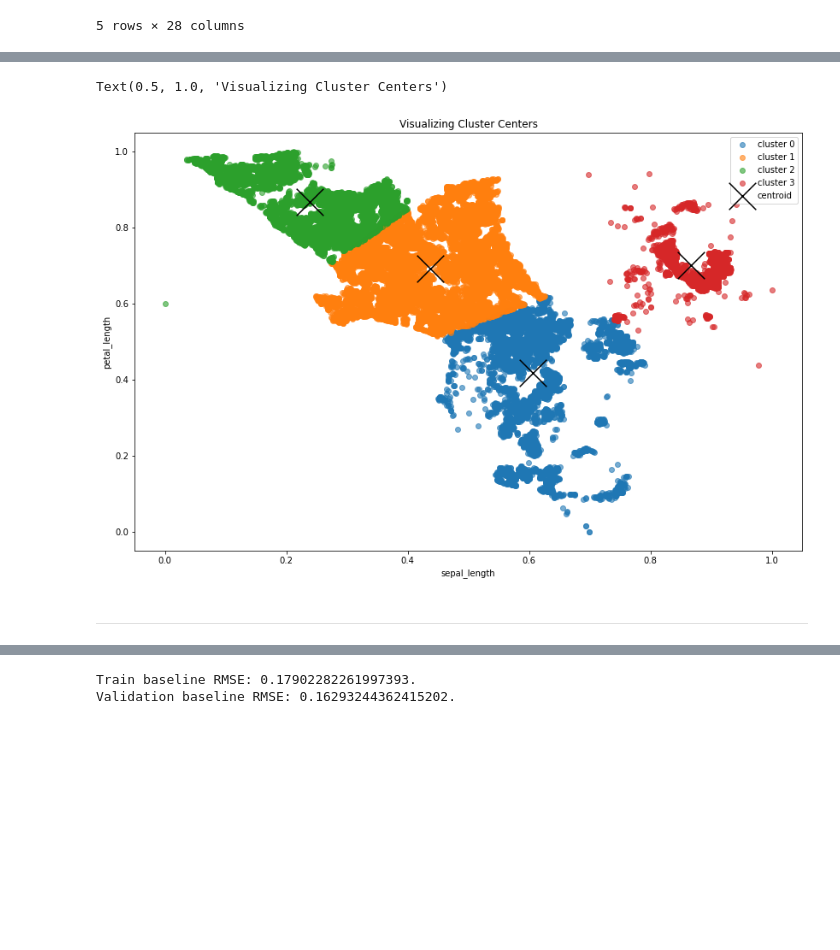
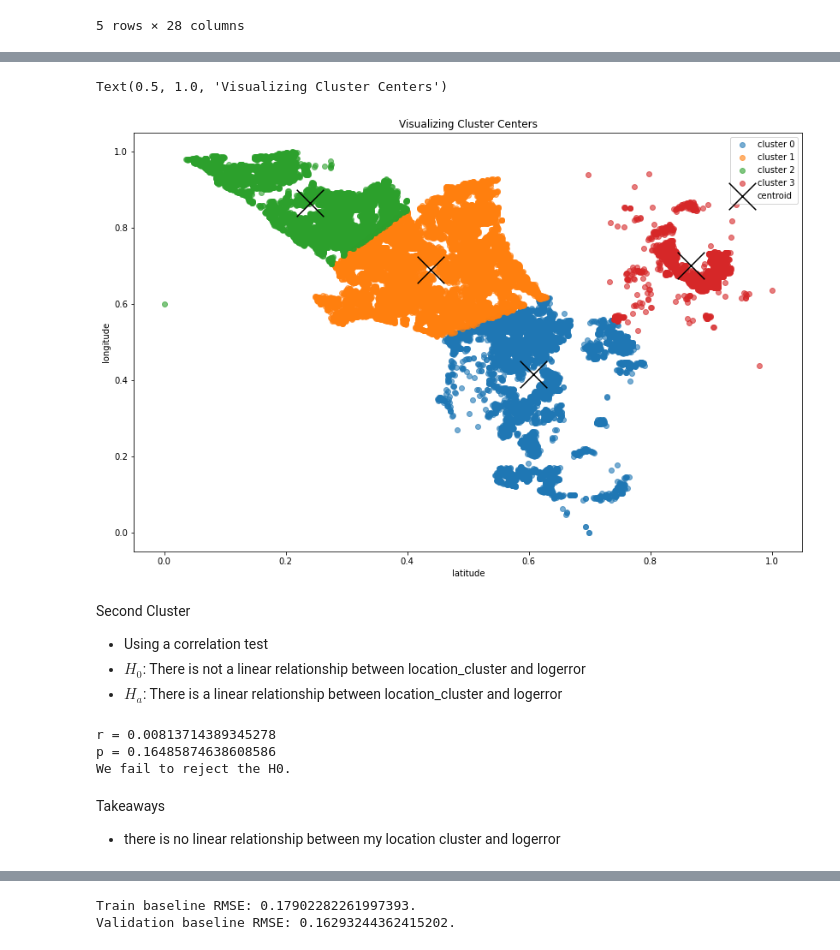
Before and after one commit to GladyBarrios/Zillow_clustering_Project, a Jupyter notebook: Final Project.ipynb, the cells around one changed output, grey strips where cells are left out. Cells and saved outputs as stored; diff of their text form; code cells hidden in the pictures; blank space fills up the shorter version.

```diff
--- a/Final Project.ipynb
+++ b/Final Project.ipynb
@@ -238,16 +339,16 @@ centroids = pd.DataFrame(kmeans1.cluster_centers_, columns=L.columns)
 # %%
 plt.figure(figsize=(14, 9))
 
 for cluster, subset in train_s.groupby('location_cluster'):
     plt.scatter(subset.latitude, subset.longitude, label='cluster ' + str(cluster), alpha=.6)
 
 centroids.plot.scatter(y='longitude', x='latitude', c='black', marker='x', s=1000, ax=plt.gca(), label='centroid')
 
 
 plt.legend()
-plt.xlabel('sepal_length')
-plt.ylabel('petal_length')
+plt.xlabel('latitude')
+plt.ylabel('longitude')
 plt.title('Visualizing Cluster Centers')
 # %% [output]
 Text(0.5, 1.0, 'Visualizing Cluster Centers')
-[figure, old version]
+[figure, new version]
@@ -256,2 +355,23 @@ anova test
-# %% [markdown]
------------------------
+# %% [markdown]
+Second Cluster
+- Using a correlation test
+ - $H_0$: There is not a linear relationship between location_cluster and logerror
+ - $H_a$: There is a linear relationship between location_cluster and logerror
+# %%
+x = train_s.location_cluster
+y = train_s.logerror
+α = 0.05
+r, p = stats.pearsonr(x,y)
+print('r =', r)
+print('p =', p)
+if p < α:
+    print("We reject the H0.")
+else:
+    print("We fail to reject the H0.")
+# %% [output]
+r = 0.00813714389345278
+p = 0.16485874638608586
+We fail to reject the H0.
+# %% [markdown]
+Takeaways
+- there is no linear relationship between my location cluster and logerror
```
Also changed, not shown: parts of 91 cells of this notebook, 1 other file.
